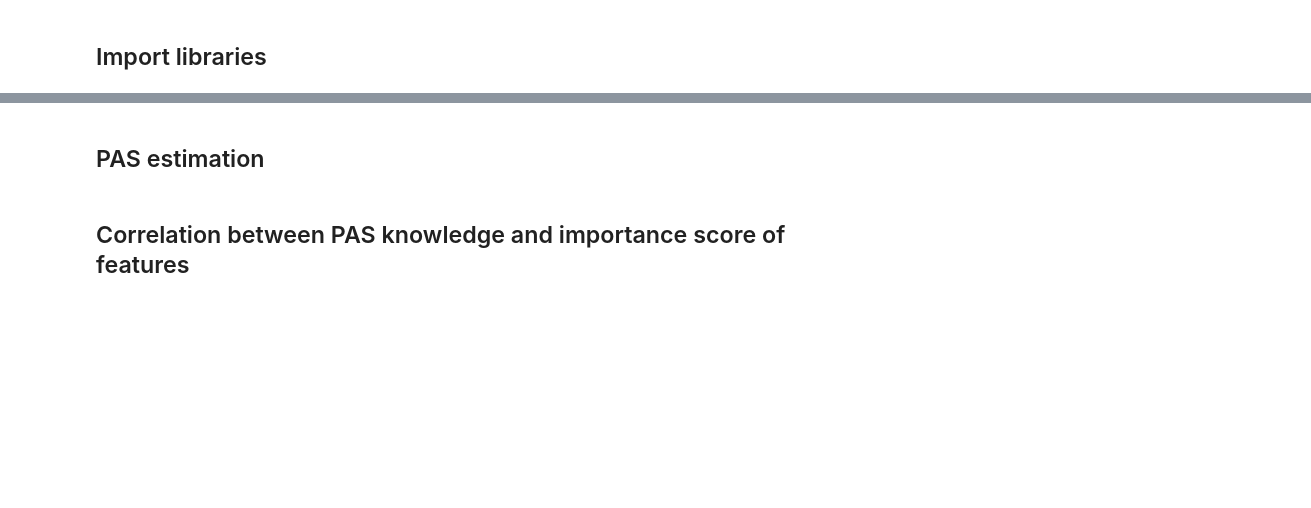
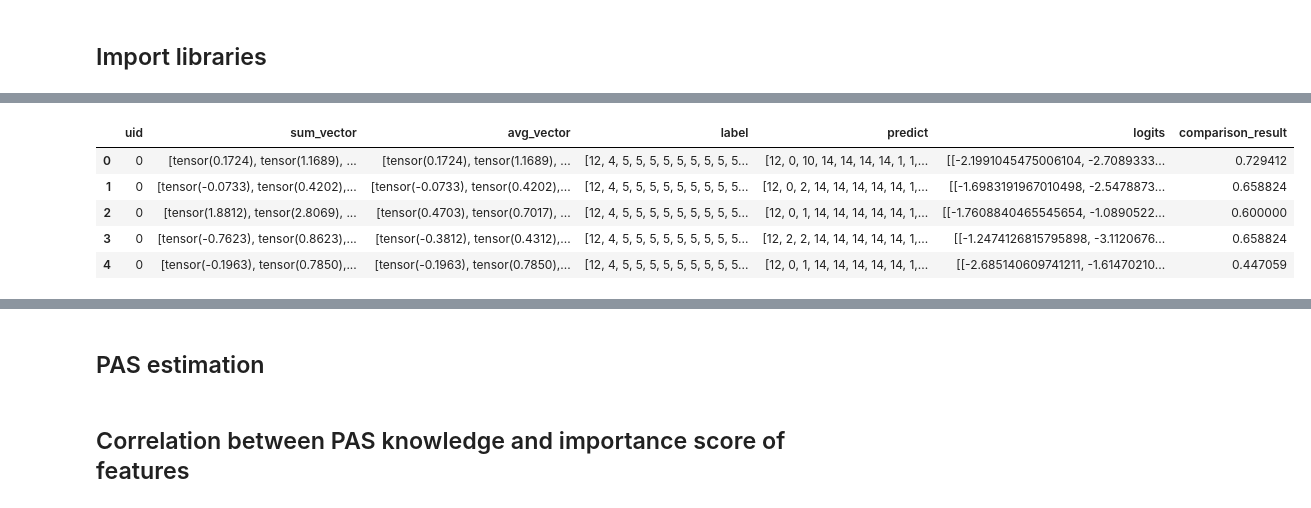
Before and after one commit to phatpham46/XAI-SRL, a Jupyter notebook: MLM/pas_estimation.ipynb, the cells around one changed output, grey strips where cells are left out. Saved outputs shown, nothing was run; the diff lists cells and outputs as text; code cells hidden in the pictures; blank space fills up the shorter version.

```diff
--- a/MLM/pas_estimation.ipynb
+++ b/MLM/pas_estimation.ipynb
@@ -75,0 +258,16 @@ def get_word_represent(model, dataloader):
+# %%
+model_path = '../model_path/multi_task_model_9_13050.pt'
+pipe1 = inferPipeline(logger, model_path)
+
+files = get_files(dataDir)
+# pipe1.infer(dataDir, files[0])
+
+# df1 = get_word_represent(pipe1.model.network, pipe1.dataloader)
+# df1.head()
+# %%
+all_df2 = pd.DataFrame()
+for file in files:
+    logger.info(f"Processing file: {file}")
+    pipe1.infer(dataDir, file)
+    df1 = get_word_represent(pipe1.model.network, pipe1.dataloader)
+    all_df2 = pd.concat([all_df2, df1], ignore_index=True)
@@ -75,0 +281,11 @@ def get_word_represent(model, dataloader):
+# %%
+# Apply the function to each row
+df1['comparison_result'] = df1.apply(compare_tensors, axis=1)
+df1.head()
+# %% [output]
+|  | uid | sum_vector | avg_vector | label | predict | logits | comparison_result |
+| 0 | 0 | [tensor(0.1724), tensor(1.1689), ... | [tensor(0.1724), tensor(1.1689), ... | [12, 4, 5, 5, 5, 5, 5, 5, 5, 5, 5... | [12, 0, 10, 14, 14, 14, 14, 1, 1,... | [[-2.1991045475006104, -2.7089333... | 0.729412 |
+| 1 | 0 | [tensor(-0.0733), tensor(0.4202),... | [tensor(-0.0733), tensor(0.4202),... | [12, 4, 5, 5, 5, 5, 5, 5, 5, 5, 5... | [12, 0, 2, 14, 14, 14, 14, 14, 1,... | [[-1.6983191967010498, -2.5478873... | 0.658824 |
+| 2 | 0 | [tensor(1.8812), tensor(2.8069), ... | [tensor(0.4703), tensor(0.7017), ... | [12, 4, 5, 5, 5, 5, 5, 5, 5, 5, 5... | [12, 0, 1, 14, 14, 14, 14, 14, 1,... | [[-1.7608840465545654, -1.0890522... | 0.600000 |
+| 3 | 0 | [tensor(-0.7623), tensor(0.8623),... | [tensor(-0.3812), tensor(0.4312),... | [12, 4, 5, 5, 5, 5, 5, 5, 5, 5, 5... | [12, 2, 2, 14, 14, 14, 14, 14, 1,... | [[-1.2474126815795898, -3.1120676... | 0.658824 |
+| 4 | 0 | [tensor(-0.1963), tensor(0.7850),... | [tensor(-0.1963), tensor(0.7850),... | [12, 4, 5, 5, 5, 5, 5, 5, 5, 5, 5... | [12, 0, 1, 14, 14, 14, 14, 14, 1,... | [[-2.685140609741211, -1.61470210... | 0.447059 |
```
Also changed, not shown: parts of 22 cells of this notebook, 6 other files.
